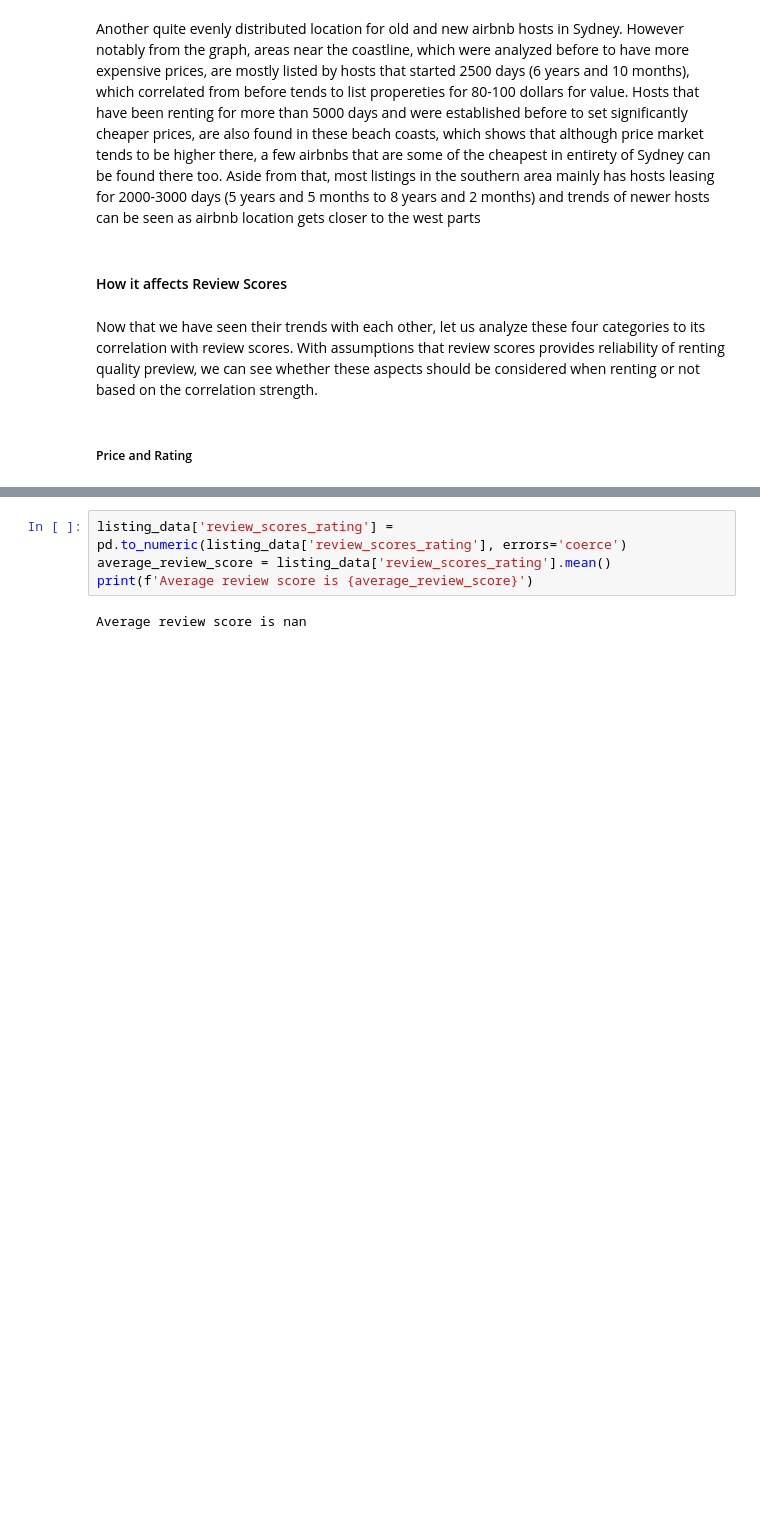
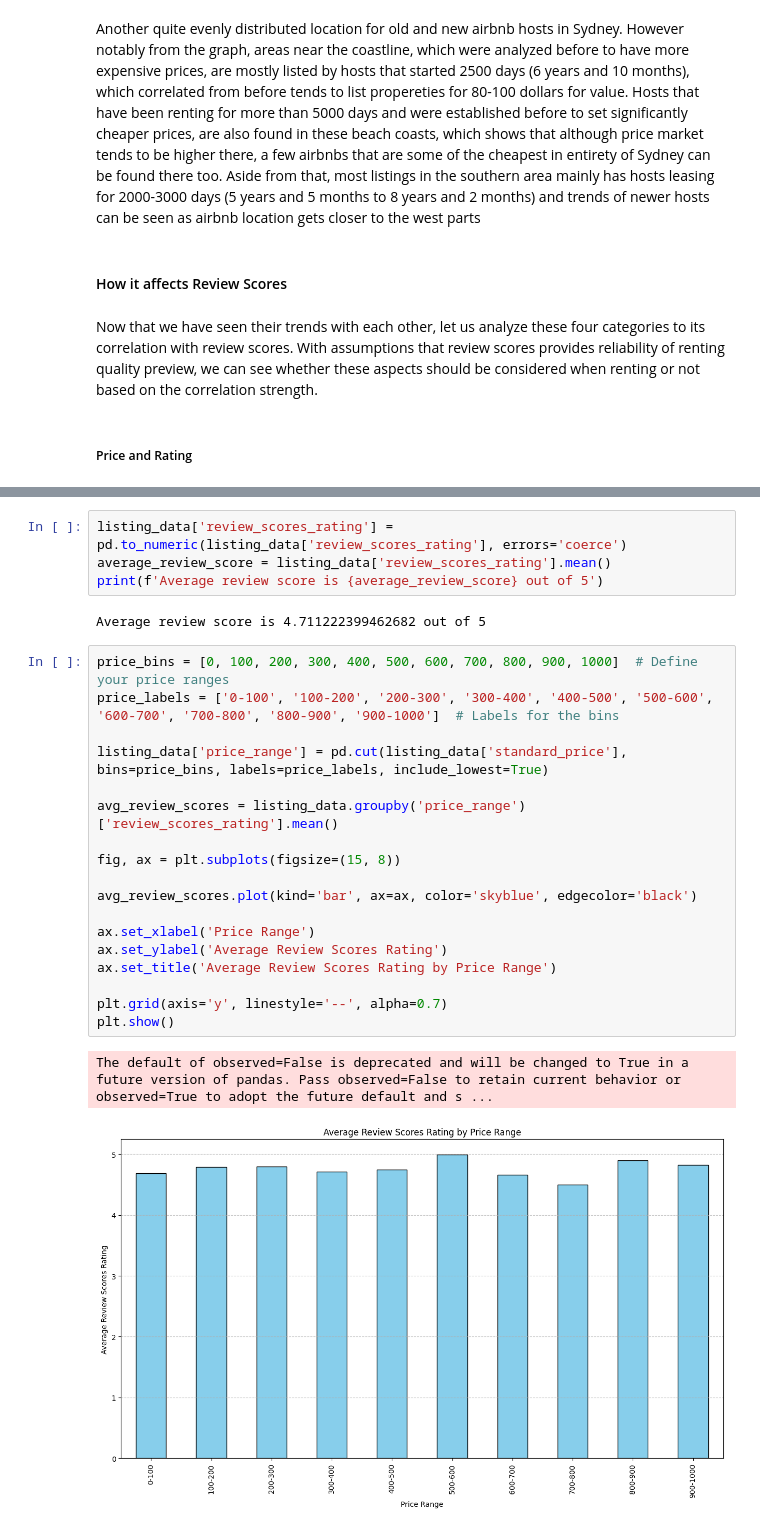
Before and after one commit to karenstevani/data_project, a Jupyter notebook: finaldataproject.ipynb, the cells around one changed output, grey strips where cells are left out. Cells and saved outputs as stored; diff of their text form; blank space fills up the shorter version.

Commit message:
price to review scores correlation

```diff
--- a/finaldataproject.ipynb
+++ b/finaldataproject.ipynb
@@ -489,6 +495,27 @@ Series([], Name: review_scores_rating, dtype: float64)
 # %%
 listing_data['review_scores_rating'] = pd.to_numeric(listing_data['review_scores_rating'], errors='coerce')
 average_review_score = listing_data['review_scores_rating'].mean()
-print(f'Average review score is {average_review_score}')
+print(f'Average review score is {average_review_score} out of 5')
 # %% [output]
-Average review score is nan
+Average review score is 4.711222399462682 out of 5
+# %%
+price_bins = [0, 100, 200, 300, 400, 500, 600, 700, 800, 900, 1000]  # Define your price ranges
+price_labels = ['0-100', '100-200', '200-300', '300-400', '400-500', '500-600', '600-700', '700-800', '800-900', '900-1000']  # Labels for the bins
+
+listing_data['price_range'] = pd.cut(listing_data['standard_price'], bins=price_bins, labels=price_labels, include_lowest=True)
+
+avg_review_scores = listing_data.groupby('price_range')['review_scores_rating'].mean()
+
+fig, ax = plt.subplots(figsize=(15, 8))
+
+avg_review_scores.plot(kind='bar', ax=ax, color='skyblue', edgecolor='black')
+
+ax.set_xlabel('Price Range')
+ax.set_ylabel('Average Review Scores Rating')
+ax.set_title('Average Review Scores Rating by Price Range')
+
+plt.grid(axis='y', linestyle='--', alpha=0.7)
+plt.show()
+# %% [output]
+The default of observed=False is deprecated and will be changed to True in a future version of pandas. Pass observed=False to retain current behavior or observed=True to adopt the future default and s ...
+[figure, added]
```
Also changed, not shown: parts of 6 cells of this notebook.
